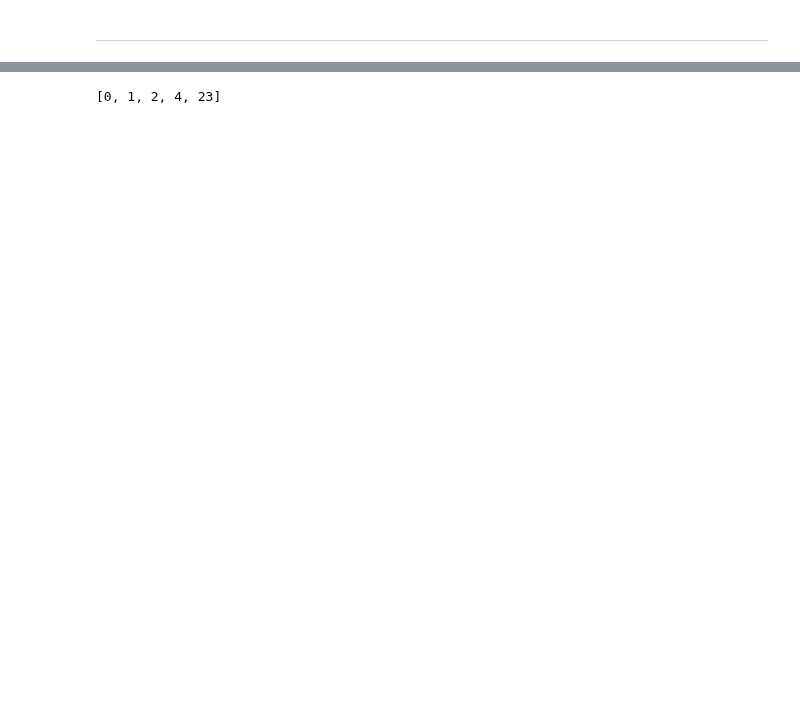
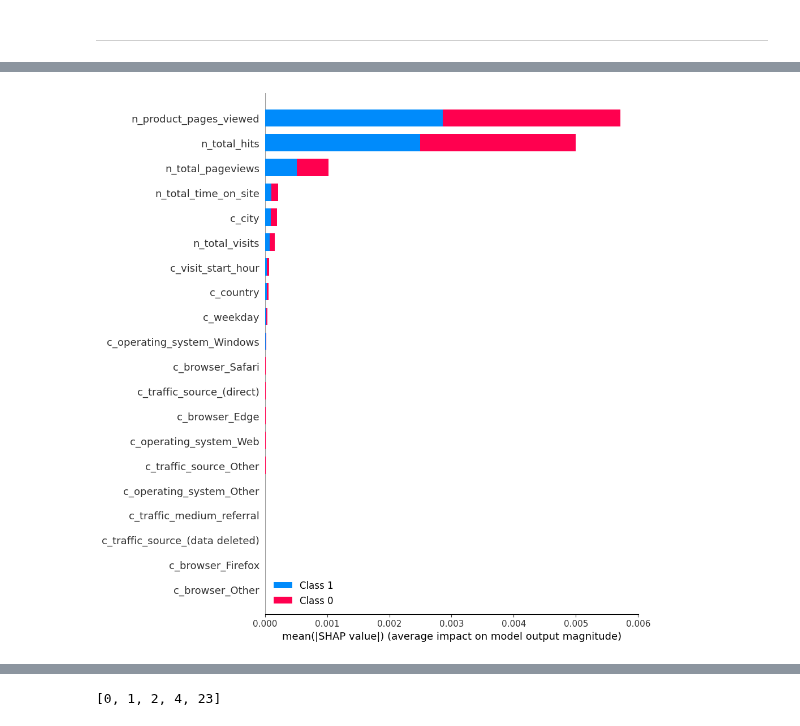
Before and after one commit to getindata/quickstart-ml-blueprints, a Jupyter notebook: ga4-mlops/notebooks/explanation.ipynb, the cells around one changed output, grey strips where cells are left out. Drawn from its saved outputs; the diff is of its cells as text; code cells hidden in the pictures; blank space fills up the shorter version.

```diff
--- a/ga4-mlops/notebooks/explanation.ipynb
+++ b/ga4-mlops/notebooks/explanation.ipynb
@@ -141,3 +141,7 @@ shap.summary_plot(shap_values, features=features_sample)
+# %%
+shap.summary_plot(shap_values, features=features_sample, plot_size=(10, 10))
+# %% [output]
+[figure, added]
 # %%
 features_sample.columns[np.argsort(np.abs(shap_values).mean(0))]
 # %% [output]
```
Also changed, not shown: parts of 18 cells of this notebook, 4 other files.
